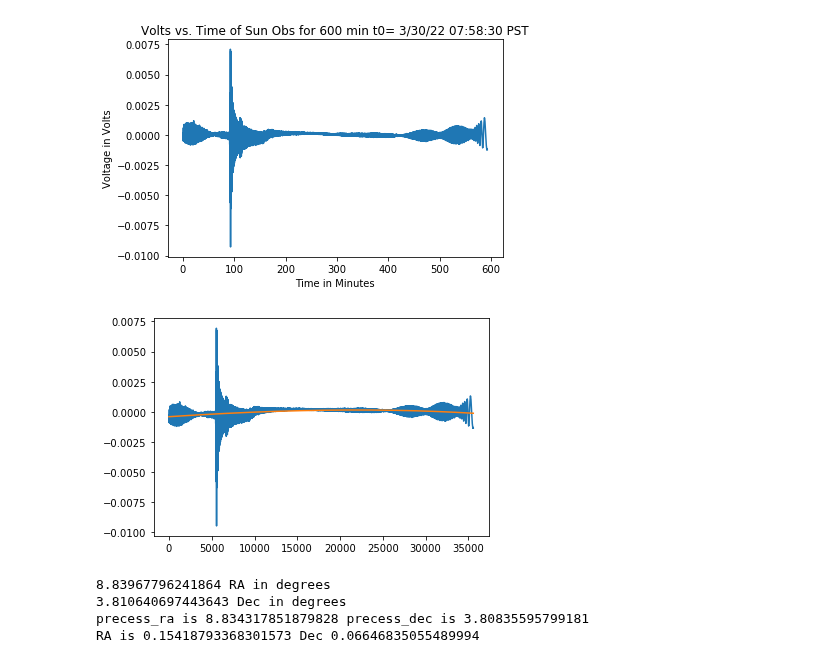
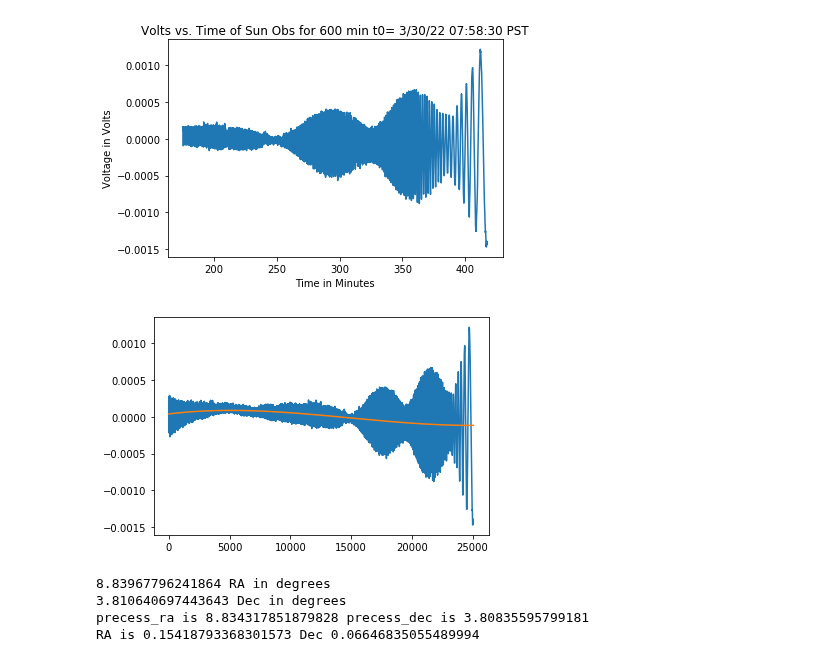
Before and after one commit to nolanylee/astro121lab, a Jupyter notebook: Sun Data??.ipynb, the cells around one changed output. Drawn from its saved outputs; the diff is of its cells as text; code cells hidden in the pictures.

Commit message:
truncated data

```diff
--- a/Sun Data??.ipynb
+++ b/Sun Data??.ipynb
@@ -9,9 +9,10 @@ import new_interf
 from datetime import datetime, timedelta
 # %%
 sun_data = pd.read_csv('sun_data2.csv')
+sun_trunc = sun_data[2100:]
 
-sun_volts = np.array(sun_data['Voltages'])
-sun_times = np.array(sun_data['Times'])
+sun_volts = np.array(sun_trunc['Voltages'])
+sun_times = np.array(sun_trunc['Times'])
 #print(datetime.utcfromtimestamp(moon_times[0]).strftime('%Y-%m-%d %H:%M:%S'), "in UTC")
 def utc_to_local(unix_time):
     utc_dt = datetime.utcfromtimestamp(unix_time)
@@ -31,12 +32,12 @@ sun_volts-= sun_volts.mean()
 # %%
 plt.figure()
 plt.xlabel("Time in Minutes")
 plt.ylabel("Voltage in Volts")
 plt.title("Volts vs. Time of Sun Obs for 600 min t0= 3/30/22 07:58:30 PST")
-plt.plot(sun_times/60, sun_volts)
+plt.plot(sun_times[2100:]/60, sun_volts[2100:])
 plt.show()
 # %% [output]
-[figure, old version]
+[figure, new version]
 # %%
 plt.figure()
 plt.plot(sun_times, sun_volts)
@@ -46,7 +47,7 @@ sun_volts-=fit
 plt.plot(sun_times, fit)
 plt.show()
 # %% [output]
-[figure, old version]
+[figure, new version]
 # %%
 RA_deg, dec= ugradio.coord.sunpos(tJ) # wants julian date and it will return the RA and Dec
 print(RA_deg, "RA in degrees")
```
Also changed, not shown: parts of 1 cell of this notebook.
